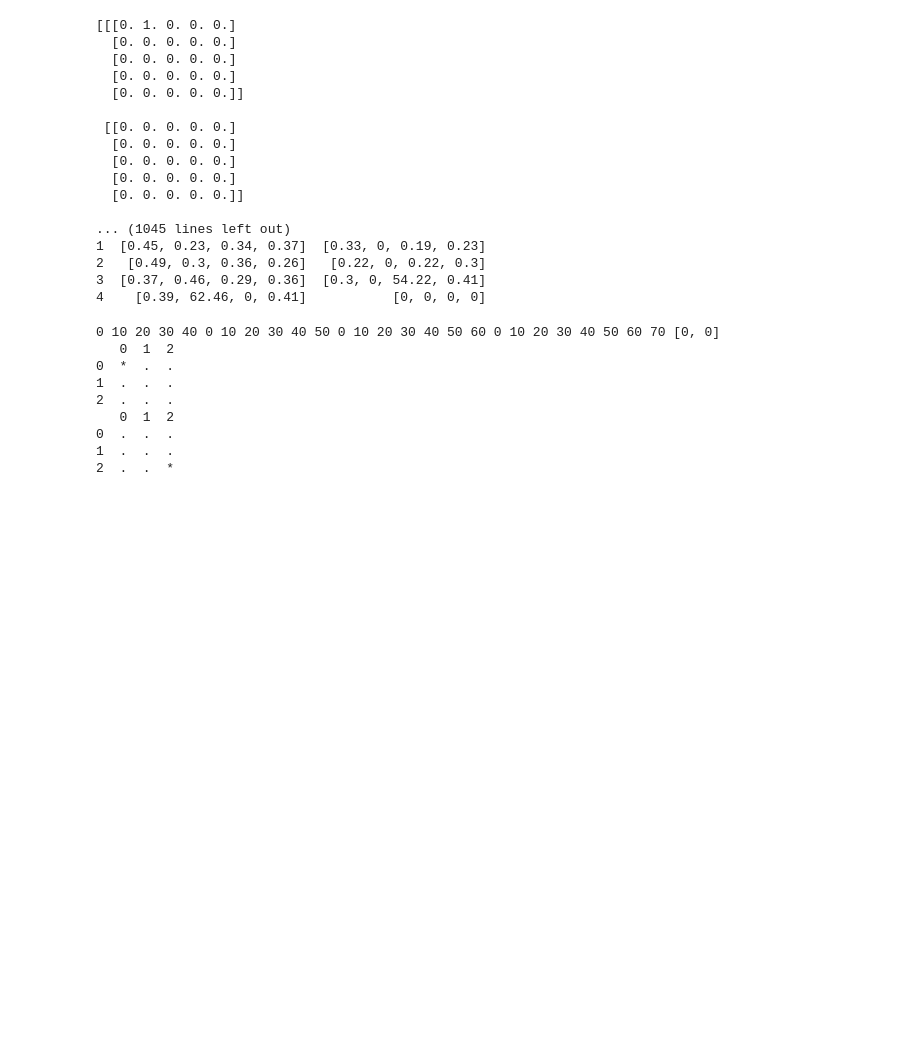
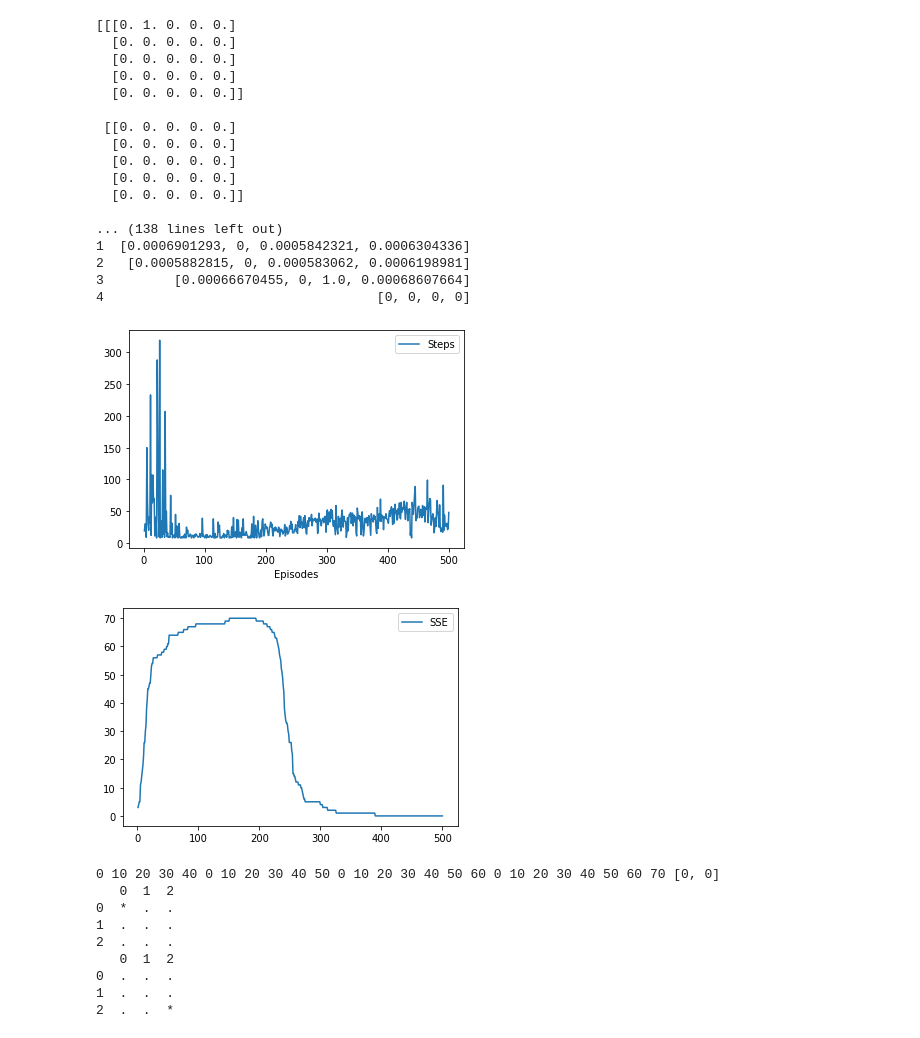
Before and after one commit to FreedomEclipse/GridWorldNN, a Jupyter notebook: gridworldNN.ipynb, the cells around one changed output. Drawn from its saved outputs; the diff is of its cells as text; code cells hidden in the pictures; blank space fills up the shorter version.

```diff
--- a/gridworldNN.ipynb
+++ b/gridworldNN.ipynb
@@ -395,6 +407,7 @@ def getDirChar(direct):
 # %%
 # receives: pdef (if predefined path or not), iterations, path (none if not predefined)
 def run(pdef, iters, path, eps, getQtruth, alg, model, terms, innerwalls):
+    print(f'iters is {iters}')
 
     if pdef == False:
         for i in range(0, iters):
@@ -412,12 +425,12 @@ def run(pdef, iters, path, eps, getQtruth, alg, model, terms, innerwalls):
 
                 p = np.random.random()
                 if p < (1-eps):
-                    #direct = getDirChar(np.argmax(qval))
-                    if player.policy[x][y] != 0:
-                        direct = player.policy[x][y]
-                    else:
-                        #direct = getDirChar(np.argmax(qval))
-                        direct = player.findRandDirection()
+                    direct = getDirChar(np.argmax(qval))
+                    #if player.policy[x][y] != 0:
+                    #    direct = player.policy[x][y]
+                    #else:
+                    #    #direct = getDirChar(np.argmax(qval))
+                    #    direct = player.findRandDirection()
                 else: # random
                     direct = player.findRandDirection()
 
@@ -455,7 +468,8 @@ def run(pdef, iters, path, eps, getQtruth, alg, model, terms, innerwalls):
                     #print(maxQ)
                     # only update qtable if a valid move occurs
                     if player.curr_state != cstate:
-                        player.qtable[x][y][d] = round(maxQ, 2)
+                        #player.qtable[x][y][d] = round(maxQ, 3)
+                        player.qtable[x][y][d] = maxQ
                 elif alg == 'sarsa':
                     qhat = qlearn.findSarsa(grid.rewards, player.qtable, player.curr_state, next_state, d, eps)
                     qhat = round(qhat, 2)
@@ -542,7 +556,6 @@ def run(pdef, iters, path, eps, getQtruth, alg, model, terms, innerwalls):
 
             #if i % 1 == 0:
             print(i, end=' ')
-            print("---------BETWEEN RUNS---------")
 
         player.qtable = player.qtable.round(2)
         player.vtable = player.vtable.round(2)
@@ -577,30 +634,28 @@ grid = setupGrid(5, 5, aRewards, aTerminals, None, None)
 player = Player(grid, [0, 0])
 #innerwalls = [[2,0], [2, 1], [2, 3], [2, 4]]
 #grid.set_walls(innerwalls)
+
 setupState(aTerminals, None)
 print(grid.state)
-#qlearn = QLearn(0.9, None, True)
-#print(grid.show_board)
-
-# move player down one in numpy array
-#grid.state[player.curr_state[0], player.curr_state[1]] = np.zeros(5)
-#print(grid.state)
-
-#next_state = [0, 1]
-#grid.state[next_state[0], next_state[1]] = [0,1,0,0,0]
 
 #print(grid.state)
-nn = NN('mse', 0.9)
-#print(nn.loss)
-#print(nn.model)
-
+nn = NN('mse', 0.9, 'sigmoid', 'sigmoid')
 m = nn.setupNN()
 
 #sta = grid.state[:]
 
-runiters = [1000]
+itersTruth = [1000]
+grid.determineQtruth(itersTruth, False, True, m, aTerminals, 'sigmoid', 'sigmoid')
+
+print("qtruth")
+print(grid.qtruth)
+
+
+runiters = [500]
 for i in range(0, len(runiters)):
     print(i)
+    nn = NN('mse', 0.9, 'sigmoid', 'sigmoid')
+    m = nn.setupNN()
 
     grid.reset_showboard()
     player = Player(grid, [0, 0])
@@ -610,38 +665,48 @@ for i in range(0, len(runiters)):
 
     run(False, runiters[i], None, 0.3, False, 'ql', m, aTerminals, None)
 
     print(grid.show_board)
 
     player.detPolicyV()
 
     print(player.policy)
     print(player.qtable)
 
 #qlearn = QLearn(0.9, 0.5, False)
 
 #itersTruth = [50, 60, 70, 80]
 #grid.determineQtruth(itersTruth, False, False)
 
 #print("qtruth")
 #print(grid.qtruth)
+
+qlsteps = charts.stepsGoal[:]
+qlsse = charts.sse[:]
+
+plt.figure()
+g1 = sns.lineplot(data=qlsteps)
+plt.figure()
+g2 = sns.lineplot(data=qlsse)
 # %% [output]
 [[[0. 1. 0. 0. 0.]
   [0. 0. 0. 0. 0.]
   [0. 0. 0. 0. 0.]
   [0. 0. 0. 0. 0.]
   [0. 0. 0. 0. 0.]]
 
  [[0. 0. 0. 0. 0.]
   [0. 0. 0. 0. 0.]
   [0. 0. 0. 0. 0.]
   [0. 0. 0. 0. 0.]
   [0. 0. 0. 0. 0.]]
 
-... (1045 lines left out)
-1  [0.45, 0.23, 0.34, 0.37]  [0.33, 0, 0.19, 0.23]
-2   [0.49, 0.3, 0.36, 0.26]   [0.22, 0, 0.22, 0.3]
-3  [0.37, 0.46, 0.29, 0.36]  [0.3, 0, 54.22, 0.41]
-4    [0.39, 62.46, 0, 0.41]           [0, 0, 0, 0]
+... (138 lines left out)
+1  [0.0006901293, 0, 0.0005842321, 0.0006304336]
+2   [0.0005882815, 0, 0.000583062, 0.0006198981]
+3         [0.00066670455, 0, 1.0, 0.00068607664]
+4                                   [0, 0, 0, 0]
+[figure, added]
+[figure, added]
 # %%
 from IPython.display import clear_output
 import random
```
Also changed, not shown: parts of 5 cells of this notebook.
